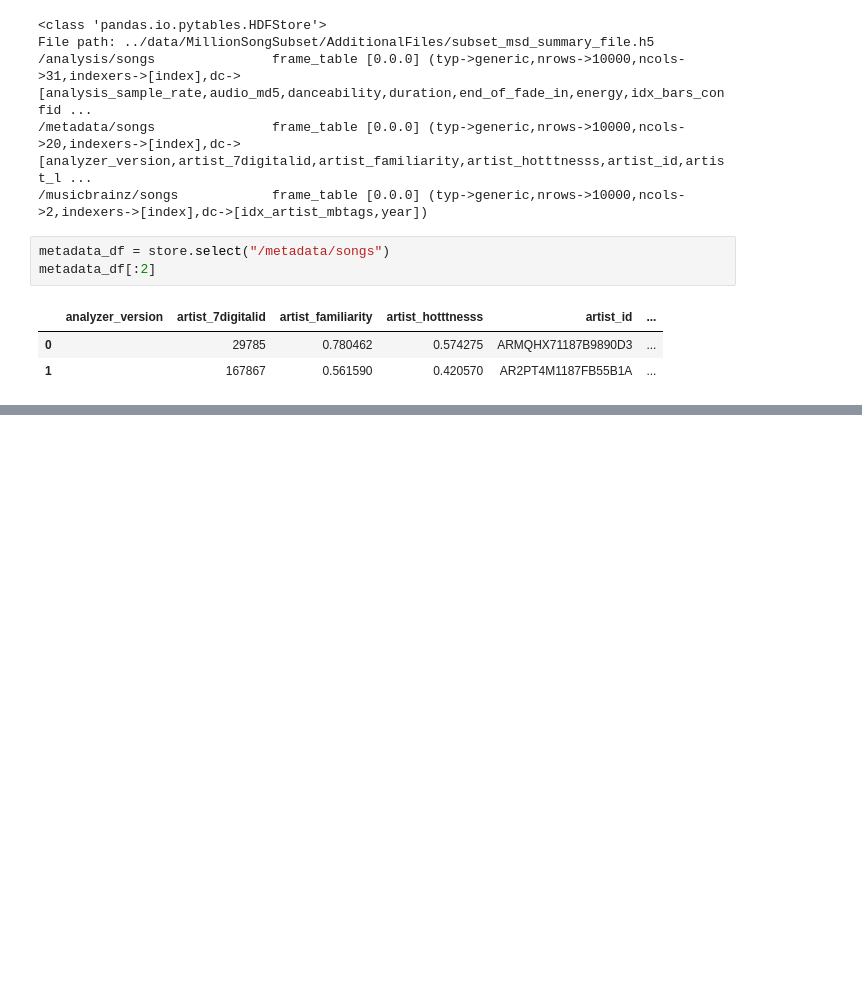
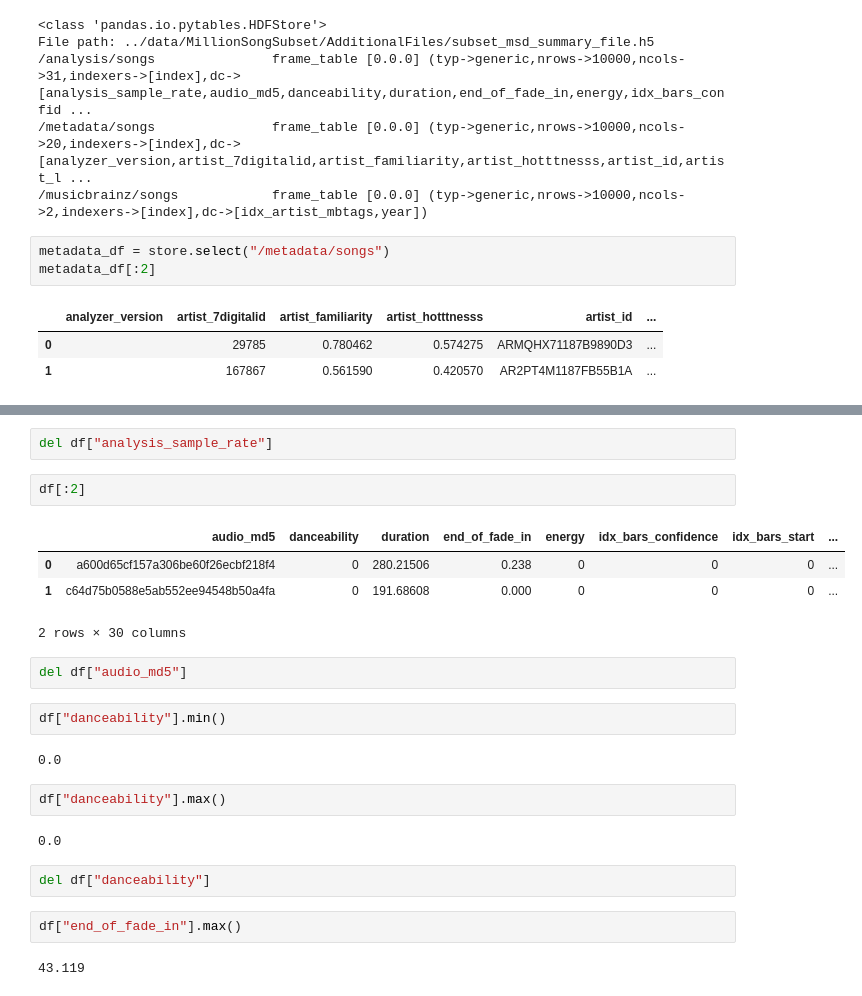
Before and after one commit to yrahul3910/music-recommendation-system, a Jupyter notebook: notebooks/03 - Removing Unnecessary Features.ipynb, the cells around one changed output, grey strips where cells are left out. Saved outputs shown, nothing was run; the diff lists cells and outputs as text; blank space fills up the shorter version.

```diff
--- a/notebooks/03 - Removing Unnecessary Features.ipynb
+++ b/notebooks/03 - Removing Unnecessary Features.ipynb
@@ -52,0 +61,25 @@ metadata_df[:2]
+# %%
+del df["analysis_sample_rate"]
+# %%
+df[:2]
+# %% [output]
+|  | audio_md5 | danceability | duration | end_of_fade_in | energy | idx_bars_confidence | idx_bars_start | ... |
+| 0 | a600d65cf157a306be60f26ecbf218f4 | 0 | 280.21506 | 0.238 | 0 | 0 | 0 | ... |
+| 1 | c64d75b0588e5ab552ee94548b50a4fa | 0 | 191.68608 | 0.000 | 0 | 0 | 0 | ... |
+2 rows × 30 columns
+# %%
+del df["audio_md5"]
+# %%
+df["danceability"].min()
+# %% [output]
+0.0
+# %%
+df["danceability"].max()
+# %% [output]
+0.0
+# %%
+del df["danceability"]
+# %%
+df["end_of_fade_in"].max()
+# %% [output]
+43.119
```
Also changed, not shown: parts of 43 cells of this notebook.
